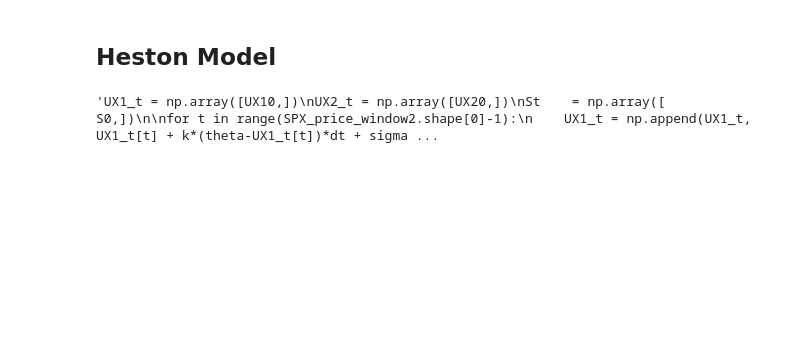
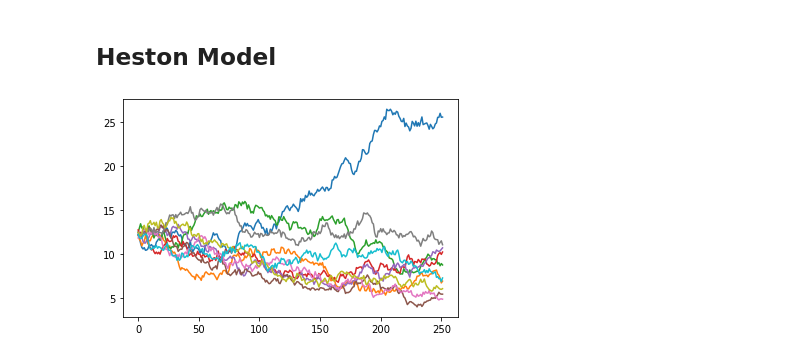
Before and after one commit to aidinattar/Volatility-carry-trading-strategy, a Jupyter notebook: Project.ipynb, the cells around one changed output. Drawn from its saved outputs; the diff is of its cells as text; code cells hidden in the pictures; blank space fills up the shorter version.

Commit message:
add calculation of price and implied volatilitywith heston model

```diff
--- a/Project.ipynb
+++ b/Project.ipynb
@@ -264,10 +291,30 @@ eS    = rho*e1 + np.sqrt(1-rho**2)*e2
-# %%
-'''UX1_t = np.array([UX10,])
-UX2_t = np.array([UX20,])
-St    = np.array([  S0,])
-
-for t in range(SPX_price_window2.shape[0]-1):
-    UX1_t = np.append(UX1_t, UX1_t[t] + k*(theta-UX1_t[t])*dt + sigma*np.sqrt(UX1_t[t])*eV[t]*np.sqrt(dt))
-    St    = np.append(St,    St[   t] + r*dt*St[t]            + np.sqrt(UX1_t[t])*St[t]*eS[t]*np.sqrt(dt))'''
-# %% [output]
-'UX1_t = np.array([UX10,])\nUX2_t = np.array([UX20,])\nSt    = np.array([  S0,])\n\nfor t in range(SPX_price_window2.shape[0]-1):\n    UX1_t = np.append(UX1_t, UX1_t[t] + k*(theta-UX1_t[t])*dt + sigma ...
+# %%
+def heston_pde(  S,   T,     r,     k,  theta,
+               v_0, rho, sigma, steps, Npaths):
+    dt         = T/steps
+    size       = (Npaths, steps)
+    prices     = np.zeros(size)
+    volatility = np.zeros(size)
+    S_t        = np.full(Npaths,   S)
+    v_t        = np.full(Npaths, v_0)
+    for t in range(steps):
+        WT = np.sqrt(dt) * np.random.multivariate_normal(np.array( [0,  0]),
+                                                         np.array([[1,rho],
+                                                                   [rho,1]]),
+                                                         size=Npaths)
+        S_t         = S_t*np.exp(    (r - 0.5*v_t)*dt +       np.sqrt(v_t)*WT[:,0])
+        v_t         = np.abs(v_t + k*(theta - v_t)*dt + sigma*np.sqrt(v_t)*WT[:,1])
+
+        prices[    :,t] = S_t
+        volatility[:,t] = v_t
+
+    return prices, volatility
+
+
+
+prices, volatility = heston_pde(S0, T, r, k, theta, UX10, rho, sigma, steps, Npaths)
+# %%
+for i in range(10):
+    plt.plot(volatility[i])
+# %% [output]
+[figure, added]
```
Also changed, not shown: parts of 6 cells of this notebook, 2 other files.
